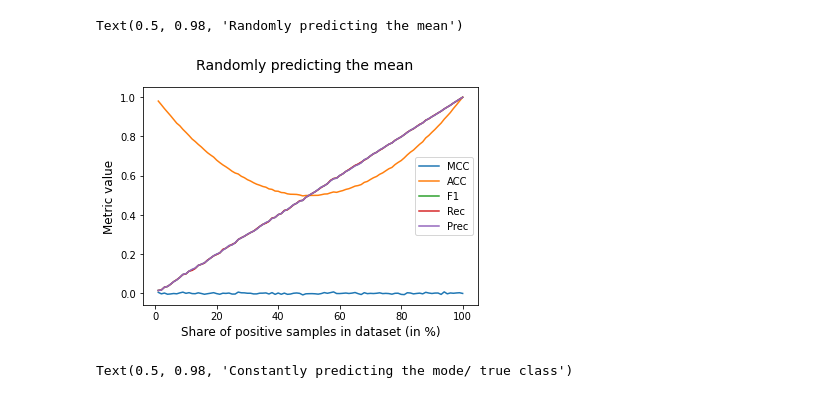
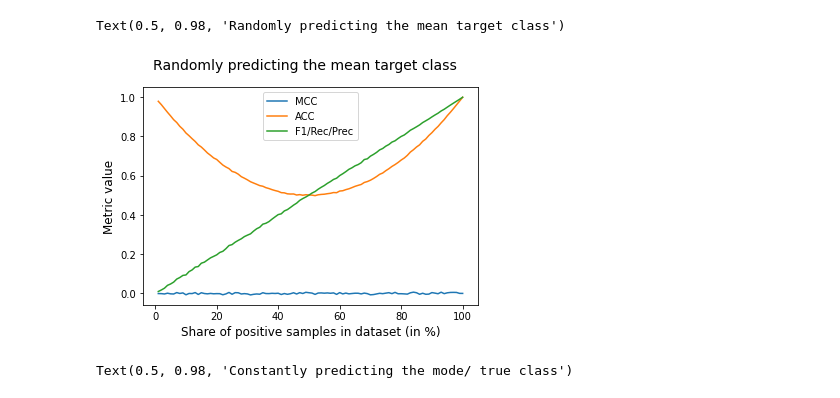
Before and after one commit to LukasHoerner/dmcfeatures, a Jupyter notebook: notebooks/Baseline_different_metrics.ipynb, the cells around one changed output. Drawn from its saved outputs; the diff is of its cells as text; code cells hidden in the pictures.

```diff
--- a/notebooks/Baseline_different_metrics.ipynb
+++ b/notebooks/Baseline_different_metrics.ipynb
@@ -4,26 +4,28 @@ import pandas as pd
 import matplotlib.pyplot as plt
 from sklearn.metrics import f1_score, matthews_corrcoef, recall_score, precision_score, accuracy_score
 # %%
-rand_metrics = {"MCC": {}, "ACC": {}, "F1": {}, "Rec": {}, "Prec": {}}
+# rand_metrics = {"MCC": {}, "ACC": {}, "F1": {}, "Rec": {}, "Prec": {}}
+rand_metrics = {"MCC": {}, "ACC": {}, "F1/Rec/Prec": {}}#, "Rec": {}, "Prec": {}}
+
 for i in range(1, 101):
     p = i/100
     y_true = np.random.binomial(1, p, size = 100000)
     y_pred = np.random.binomial(1, p, size = 100000)
     rand_metrics["MCC"][i] = matthews_corrcoef(y_true, y_pred)
     rand_metrics["ACC"][i] = accuracy_score(y_true, y_pred)
-    rand_metrics["Rec"][i] = precision_score(y_true, y_pred)
-    rand_metrics["Prec"][i] = recall_score(y_true, y_pred)
-    rand_metrics["F1"][i] = f1_score(y_true, y_pred)
+    rand_metrics["F1/Rec/Prec"][i] = precision_score(y_true, y_pred)
+    #rand_metrics["Prec"][i] = recall_score(y_true, y_pred)
+    #rand_metrics["F1"][i] = f1_score(y_true, y_pred)
 # %%
 df = pd.DataFrame.from_dict(rand_metrics)
 plt.plot(df, label=df.columns)
 plt.xlabel("Share of positive samples in dataset (in %)", fontsize=12)
 plt.ylabel("Metric value", fontsize=12)
 plt.legend()
-plt.suptitle('Randomly predicting the mean', fontsize=14)
+plt.suptitle('Randomly predicting the mean target class', fontsize=14)
 # %% [output]
-Text(0.5, 0.98, 'Randomly predicting the mean')
+Text(0.5, 0.98, 'Randomly predicting the mean target class')
-[figure, old version]
+[figure, new version]
 # %%
 rand_metrics = {"MCC": {}, "ACC": {}, "F1": {}, "Rec": {}, "Prec": {}}
 for i in range(1, 101):
```
Also changed, not shown: parts of 1 cell of this notebook, 7 other files.
